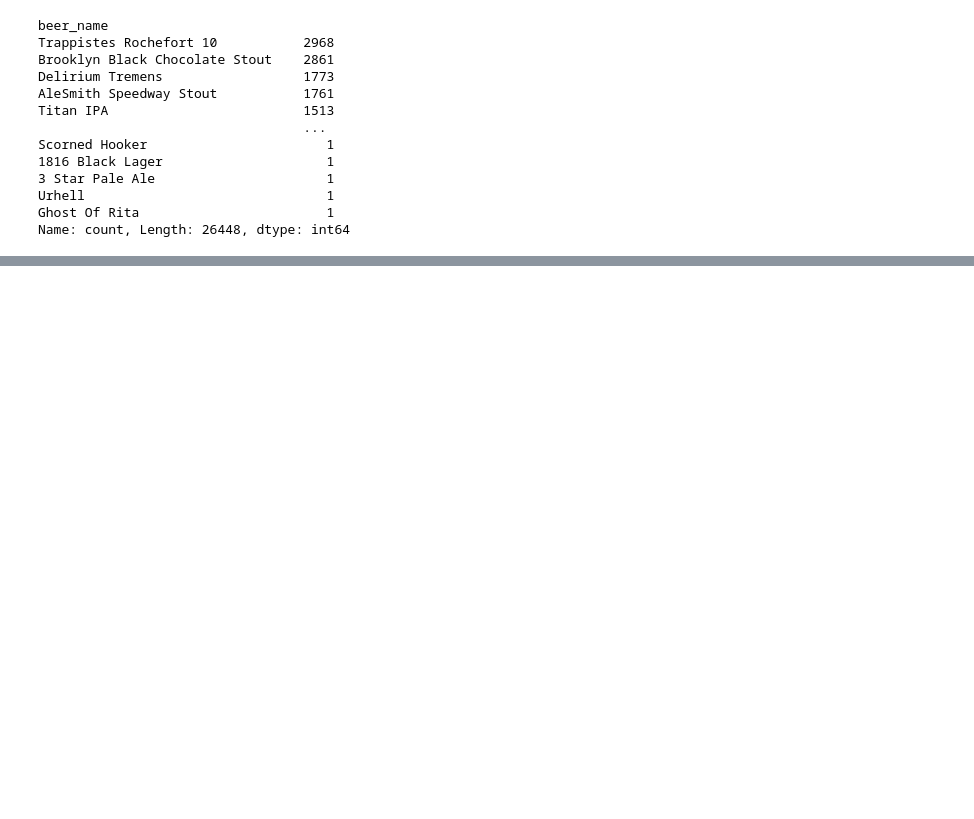
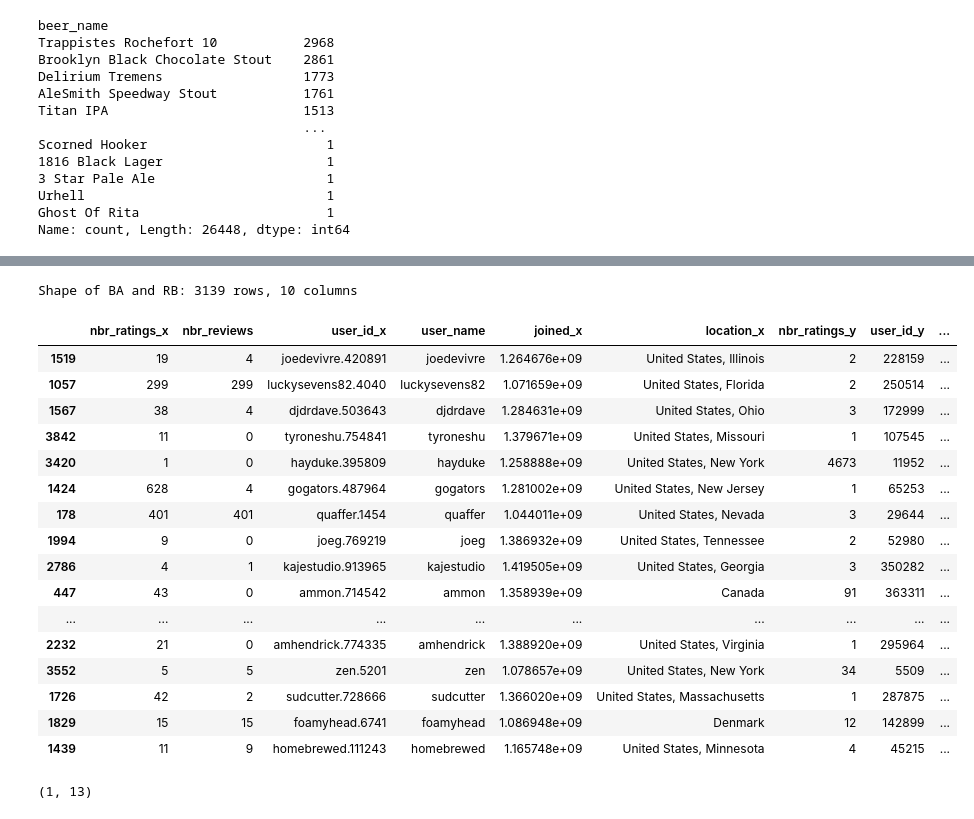
Before and after one commit to epfl-ada/ada-2023-project-riskybiscuits, a Jupyter notebook: example_notebook.ipynb, the cells around one changed output, grey strips where cells are left out. Drawn from its saved outputs; the diff is of its cells as text; code cells hidden in the pictures; blank space fills up the shorter version.

Commit message:
First test on matched vs original

```diff
--- a/example_notebook.ipynb
+++ b/example_notebook.ipynb
@@ -34,3 +34,9 @@ Scorned Hooker                       1
 Urhell                               1
 Ghost Of Rita                        1
 Name: count, Length: 26448, dtype: int64
+# %%
+# Let's load from BeerAdvocate, RateBeer and matched_beer_data the users.csv
+
+users_ba = pd.read_csv(DATA_PATH / 'BeerAdvocate/users.csv')
+users_ma = pd.read_csv(DATA_PATH / 'matched_beer_data/users.csv')
+users_rb = pd.read_csv(DATA_PATH / 'RateBeer/users.csv')
@@ -36,0 +81,5 @@ Name: count, Length: 26448, dtype: int64
+# %%
+# See how many users are in common between the two datasets BA and RB
+users_ba_rb = pd.merge(users_ba, users_rb, on=['user_name'], how='inner')
+
+users_ba_rb.head()
@@ -36,0 +93,42 @@ Name: count, Length: 26448, dtype: int64
+# %%
+# Remove if missing data
+users_ba_rb = users_ba_rb.dropna()
+
+print("Shape of BA and RB: {} rows, {} columns".format(*users_ba_rb.shape))
+# %% [output]
+Shape of BA and RB: 3139 rows, 10 columns
+# %%
+# Remove lines from users_ba_rb if the user_name is in users_ma["ba.6"]
+names_in_ma = users_ma["ba.6"].tolist()[1:]
+
+filtered_users_ba_rb = users_ba_rb.copy()
+filtered_users_ba_rb["user_name"] = filtered_users_ba_rb["user_name"].str.lower()
+filtered_users_ba_rb = filtered_users_ba_rb[~filtered_users_ba_rb["user_name"].isin(names_in_ma)]
+
+print(filtered_users_ba_rb.shape)
+# %% [output]
+|  | nbr_ratings_x | nbr_reviews | user_id_x | user_name | joined_x | location_x | nbr_ratings_y | user_id_y | ... |
+| 1519 | 19 | 4 | joedevivre.420891 | joedevivre | 1.264676e+09 | United States, Illinois | 2 | 228159 | ... |
+| 1057 | 299 | 299 | luckysevens82.4040 | luckysevens82 | 1.071659e+09 | United States, Florida | 2 | 250514 | ... |
+| 1567 | 38 | 4 | djdrdave.503643 | djdrdave | 1.284631e+09 | United States, Ohio | 3 | 172999 | ... |
+| 3842 | 11 | 0 | tyroneshu.754841 | tyroneshu | 1.379671e+09 | United States, Missouri | 1 | 107545 | ... |
+| 3420 | 1 | 0 | hayduke.395809 | hayduke | 1.258888e+09 | United States, New York | 4673 | 11952 | ... |
+| 1424 | 628 | 4 | gogators.487964 | gogators | 1.281002e+09 | United States, New Jersey | 1 | 65253 | ... |
+| 178 | 401 | 401 | quaffer.1454 | quaffer | 1.044011e+09 | United States, Nevada | 3 | 29644 | ... |
+| 1994 | 9 | 0 | joeg.769219 | joeg | 1.386932e+09 | United States, Tennessee | 2 | 52980 | ... |
+| 2786 | 4 | 1 | kajestudio.913965 | kajestudio | 1.419505e+09 | United States, Georgia | 3 | 350282 | ... |
+| 447 | 43 | 0 | ammon.714542 | ammon | 1.358939e+09 | Canada | 91 | 363311 | ... |
+| ... | ... | ... | ... | ... | ... | ... | ... | ... | ... |
+| 2232 | 21 | 0 | amhendrick.774335 | amhendrick | 1.388920e+09 | United States, Virginia | 1 | 295964 | ... |
+| 3552 | 5 | 5 | zen.5201 | zen | 1.078657e+09 | United States, New York | 34 | 5509 | ... |
+| 1726 | 42 | 2 | sudcutter.728666 | sudcutter | 1.366020e+09 | United States, Massachusetts | 1 | 287875 | ... |
+| 1829 | 15 | 15 | foamyhead.6741 | foamyhead | 1.086948e+09 | Denmark | 12 | 142899 | ... |
+| 1439 | 11 | 9 | homebrewed.111243 | homebrewed | 1.165748e+09 | United States, Minnesota | 4 | 45215 | ... |
+# %%
+names_filter = users_ba["user_name"].to_list()
+names_filter = [str(name).lower() for name in names_filter]
+
+filtered_users_ma = users_ma[~users_ma["ba.6"].isin(names_filter)]
+print(filtered_users_ma.shape)
+# %% [output]
+(1, 13)
```
Also changed, not shown: parts of 4 cells of this notebook.
